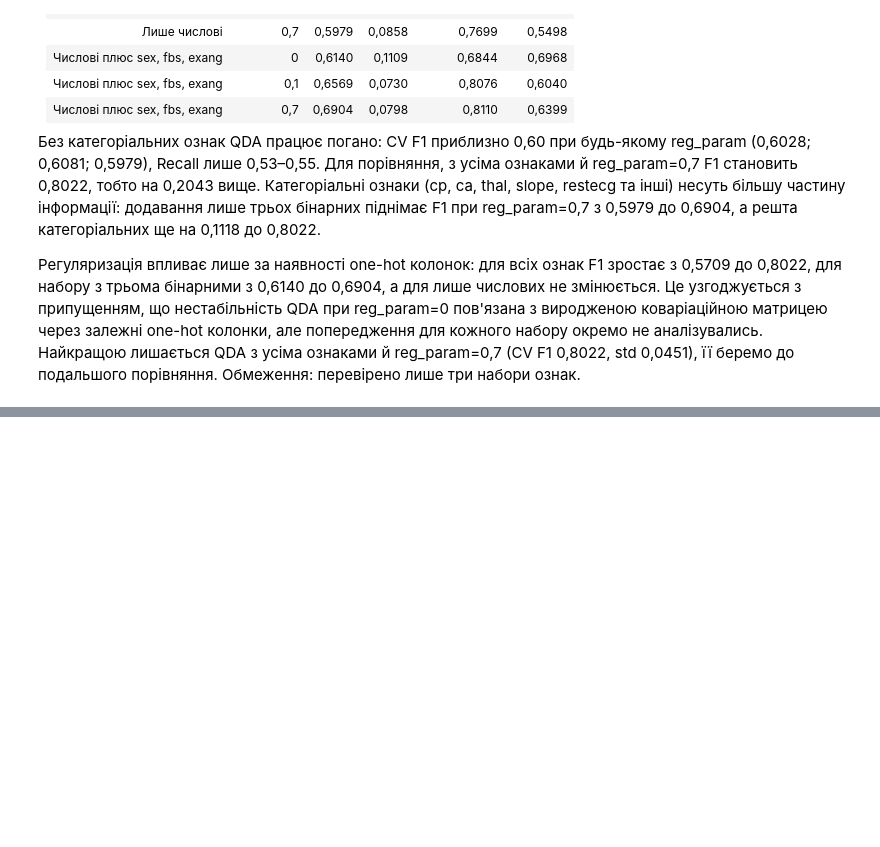
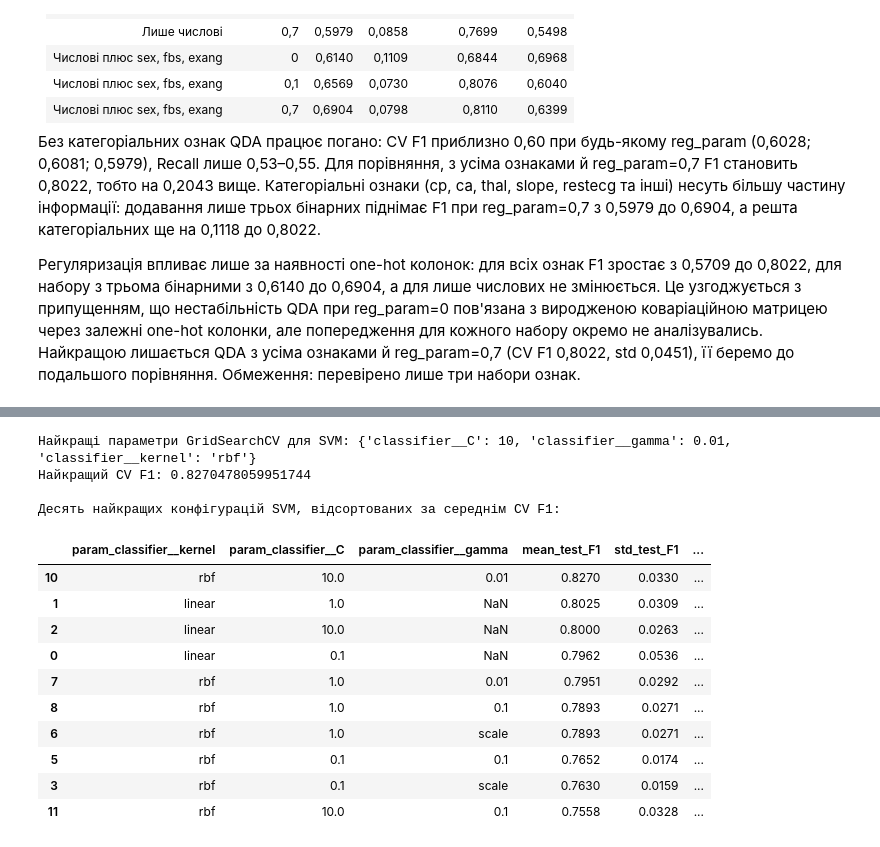
Before and after one commit to Anton-maxi/pattern-recognition-practice, a Jupyter notebook: classification-mini-project/notebooks/PR04_Zboryk_Anton.ipynb, the cells around one changed output, grey strips where cells are left out. Cells and saved outputs as stored; diff of their text form; code cells hidden in the pictures; blank space fills up the shorter version.

Commit message:
Added SVM hyperparameter search

```diff
--- a/classification-mini-project/notebooks/PR04_Zboryk_Anton.ipynb
+++ b/classification-mini-project/notebooks/PR04_Zboryk_Anton.ipynb
@@ -1025,0 +1122,52 @@ QDA: склад ознак і reg_param (CV)
+# %%
+param_grid_SVC = [
+{
+"classifier__kernel": ["linear"],
+"classifier__C": [0.1, 1, 10]
+},
+{
+"classifier__kernel": ["rbf"],
+"classifier__C": [0.1, 1, 10],
+"classifier__gamma": ["scale", 0.01, 0.1]
+}
+]
+# %%
+# Крок 16.3 (методичка): GridSearchCV для SVM (linear і RBF), лише на train
+
+# Pipeline: препроцесор з усіма ознаками + SVM (kernel, C, gamma підставляє сітка)
+SVC_model_grid = Pipeline([
+    ("preprocessor", preprocessor),
+    ("classifier", SVC())
+])
+
+# Пошук за сіткою param_grid_SVC; refit="F1", бо метрик кілька
+grid_svm = GridSearchCV(SVC_model_grid, param_grid_SVC, scoring=scoring, refit="F1", cv=cv)
+grid_svm.fit(X_train, y_train)
+
+print("Найкращі параметри GridSearchCV для SVM:", grid_svm.best_params_)
+print("Найкращий CV F1:", grid_svm.best_score_)
+
+# Таблиця конфігурацій з потрібними колонками
+df_svc = pd.DataFrame(grid_svm.cv_results_)
+df_svc = df_svc[["param_classifier__kernel", "param_classifier__C", "param_classifier__gamma",
+                 "mean_test_F1", "std_test_F1", "mean_test_ROC_AUC", "mean_test_RECALL", "mean_fit_time"]]
+
+print()
+print("Десять найкращих конфігурацій SVM, відсортованих за середнім CV F1:")
+display(df_svc.sort_values("mean_test_F1", ascending=False).head(10).round(4))
+# %% [output]
+Найкращі параметри GridSearchCV для SVM: {'classifier__C': 10, 'classifier__gamma': 0.01, 'classifier__kernel': 'rbf'}
+Найкращий CV F1: 0.8270478059951744
+
+Десять найкращих конфігурацій SVM, відсортованих за середнім CV F1:
+|  | param_classifier__kernel | param_classifier__C | param_classifier__gamma | mean_test_F1 | std_test_F1 | ... |
+| 10 | rbf | 10.0 | 0.01 | 0.8270 | 0.0330 | ... |
+| 1 | linear | 1.0 | NaN | 0.8025 | 0.0309 | ... |
+| 2 | linear | 10.0 | NaN | 0.8000 | 0.0263 | ... |
+| 0 | linear | 0.1 | NaN | 0.7962 | 0.0536 | ... |
+| 7 | rbf | 1.0 | 0.01 | 0.7951 | 0.0292 | ... |
+| 8 | rbf | 1.0 | 0.1 | 0.7893 | 0.0271 | ... |
+| 6 | rbf | 1.0 | scale | 0.7893 | 0.0271 | ... |
+| 5 | rbf | 0.1 | 0.1 | 0.7652 | 0.0174 | ... |
+| 3 | rbf | 0.1 | scale | 0.7630 | 0.0159 | ... |
+| 11 | rbf | 10.0 | 0.1 | 0.7558 | 0.0328 | ... |
```
Also changed, not shown: parts of 9 cells of this notebook.
